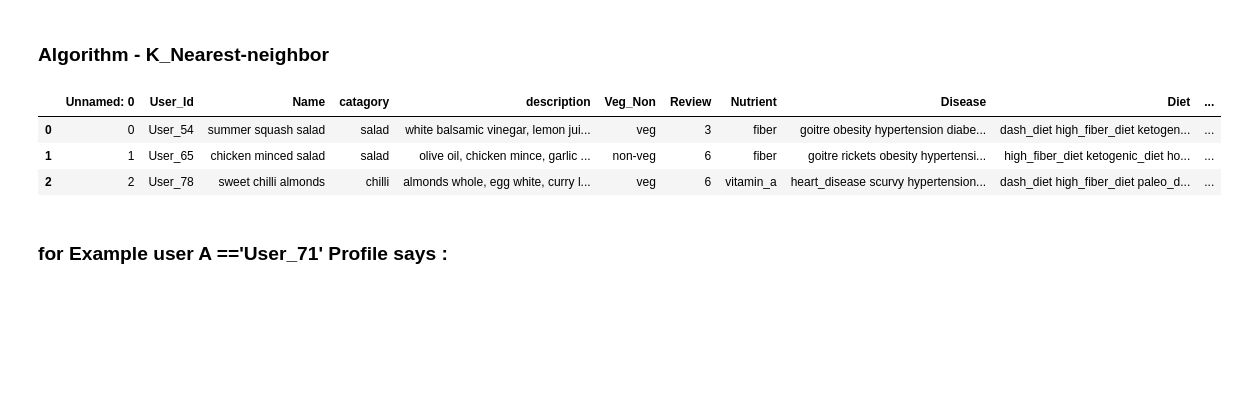
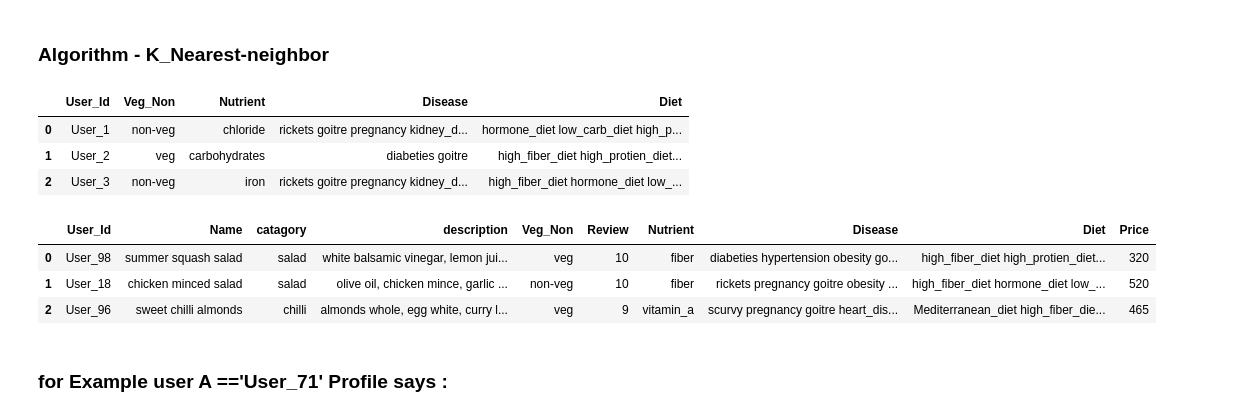
Before and after one commit to sakshamhere/Personalized_meal_recommendation_system, a Jupyter notebook: user_based.ipynb, the cells around one changed output. Drawn from its saved outputs; the diff is of its cells as text; code cells hidden in the pictures; blank space fills up the shorter version.

```diff
--- a/user_based.ipynb
+++ b/user_based.ipynb
@@ -9,16 +9,24 @@
 # %%
 import pandas as pd
 import numpy as np
 import sklearn
 from sklearn.neighbors import NearestNeighbors
 
-df = pd.read_csv('user_dataset.csv')
-df.head(3)
+df_profile = pd.read_csv('user_Profiles.csv')
+df_activity = pd.read_csv('user_activity.csv')
+df_profile.head(3)
 # %% [output]
-|  | Unnamed: 0 | User_Id | Name | catagory | description | Veg_Non | Review | Nutrient | Disease | Diet | ... |
-| 0 | 0 | User_54 | summer squash salad | salad | white balsamic vinegar, lemon jui... | veg | 3 | fiber | goitre obesity hypertension diabe... | dash_diet high_fiber_diet ketogen... | ... |
-| 1 | 1 | User_65 | chicken minced salad | salad | olive oil, chicken mince, garlic ... | non-veg | 6 | fiber | goitre rickets obesity hypertensi... | high_fiber_diet ketogenic_diet ho... | ... |
-| 2 | 2 | User_78 | sweet chilli almonds | chilli | almonds whole, egg white, curry l... | veg | 6 | vitamin_a | heart_disease scurvy hypertension... | dash_diet high_fiber_diet paleo_d... | ... |
+|  | User_Id | Veg_Non | Nutrient | Disease | Diet |
+| 0 | User_1 | non-veg | chloride | rickets goitre pregnancy kidney_d... | hormone_diet low_carb_diet high_p... |
+| 1 | User_2 | veg | carbohydrates | diabeties goitre | high_fiber_diet high_protien_diet... |
+| 2 | User_3 | non-veg | iron | rickets goitre pregnancy kidney_d... | high_fiber_diet hormone_diet low_... |
+# %%
+df_activity.head(3)
+# %% [output]
+|  | User_Id | Name | catagory | description | Veg_Non | Review | Nutrient | Disease | Diet | Price |
+| 0 | User_98 | summer squash salad | salad | white balsamic vinegar, lemon jui... | veg | 10 | fiber | diabeties hypertension obesity go... | high_fiber_diet high_protien_diet... | 320 |
+| 1 | User_18 | chicken minced salad | salad | olive oil, chicken mince, garlic ... | non-veg | 10 | fiber | rickets pregnancy goitre obesity ... | high_fiber_diet hormone_diet low_... | 520 |
+| 2 | User_96 | sweet chilli almonds | chilli | almonds whole, egg white, curry l... | veg | 9 | vitamin_a | scurvy pregnancy goitre heart_dis... | Mediterranean_diet high_fiber_die... | 465 |
 # %%
 class Recommender:
 
```
Also changed, not shown: parts of 3 cells of this notebook, 7 other files.
